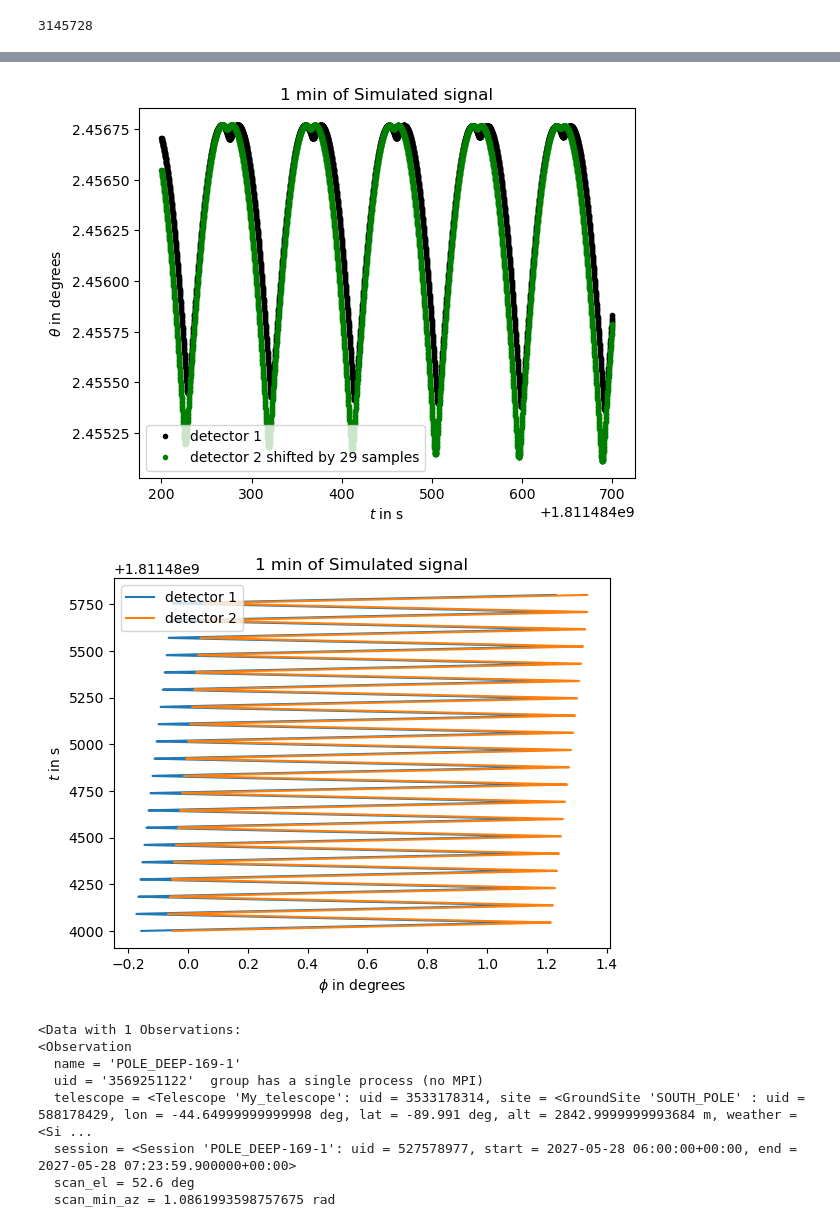
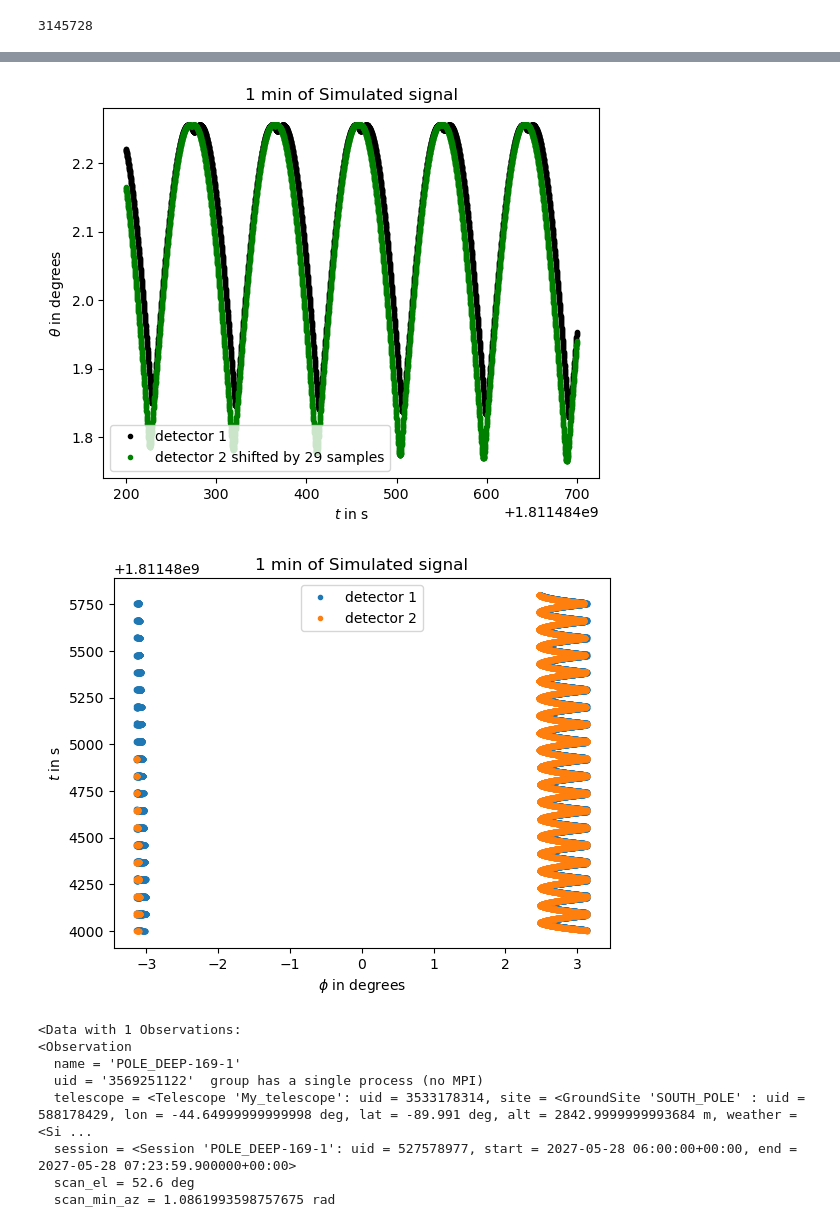
Before and after one commit to julientang/M2-internship, a Jupyter notebook: notebook/custom_destriping.ipynb, the cells around one changed output, grey strips where cells are left out. Drawn from its saved outputs; the diff is of its cells as text; code cells hidden in the pictures.

```diff
--- a/notebook/custom_destriping.ipynb
+++ b/notebook/custom_destriping.ipynb
@@ -356,10 +390,10 @@ quats_2 = ob.detdata['quats'][1]
 #iso_ang2 = np.degrees(to_lonlat_angles(quats_2))
 #iso_ang1 = np.degrees(to_lonlat_angles(mult(xrot,quats_1)))
 #iso_ang2 = np.degrees(to_lonlat_angles(mult(xrot,quats_2)))
-#iso_ang1 = to_iso_angles(mult(xrot,quats_1))
-#iso_ang2 = to_iso_angles(mult(xrot,quats_2))
-iso_ang1 = to_iso_angles(quats_1)
-iso_ang2 = to_iso_angles(quats_2)
+iso_ang1 = to_iso_angles(mult(xrot,quats_1))
+iso_ang2 = to_iso_angles(mult(xrot,quats_2))
+#iso_ang1 = to_iso_angles(quats_1)
+#iso_ang2 = to_iso_angles(quats_2)
 # %%
 iso_ang1
 # %% [output]
@@ -431,17 +465,17 @@ plt.title('1 min of Simulated signal')
 plt.legend(loc = 'best')
 plt.show()
 # %% [output]
-[figure, old version]
+[figure, new version]
 # %%
-plt.plot(phi1[:18000],time[:18000],  label = 'detector 1')
-plt.plot(phi2[:18000],time[:18000],  label = 'detector 2')
+plt.plot(phi1[:18000],time[:18000],'.',  label = 'detector 1')
+plt.plot(phi2[:18000],time[:18000],'.',  label = 'detector 2')
 plt.ylabel('$t$ in s')
 plt.xlabel(r'$\phi$ in degrees')
 plt.title('1 min of Simulated signal')
 plt.legend(loc = 'best')
 plt.show()
 # %% [output]
-[figure, old version]
+[figure, new version]
 # %%
 data
 # %% [output]
```
Also changed, not shown: parts of 38 cells of this notebook, 1 other file.
